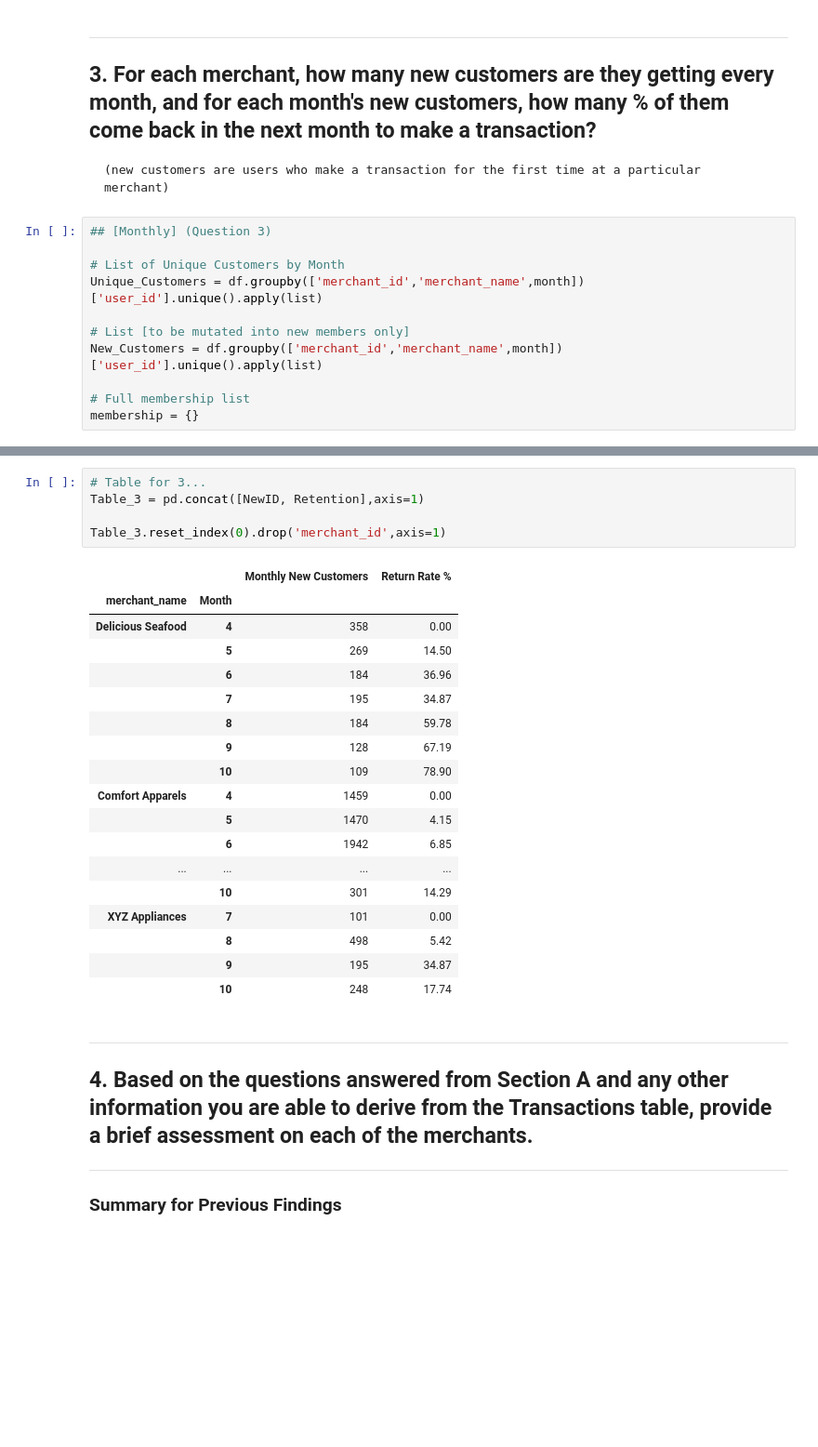
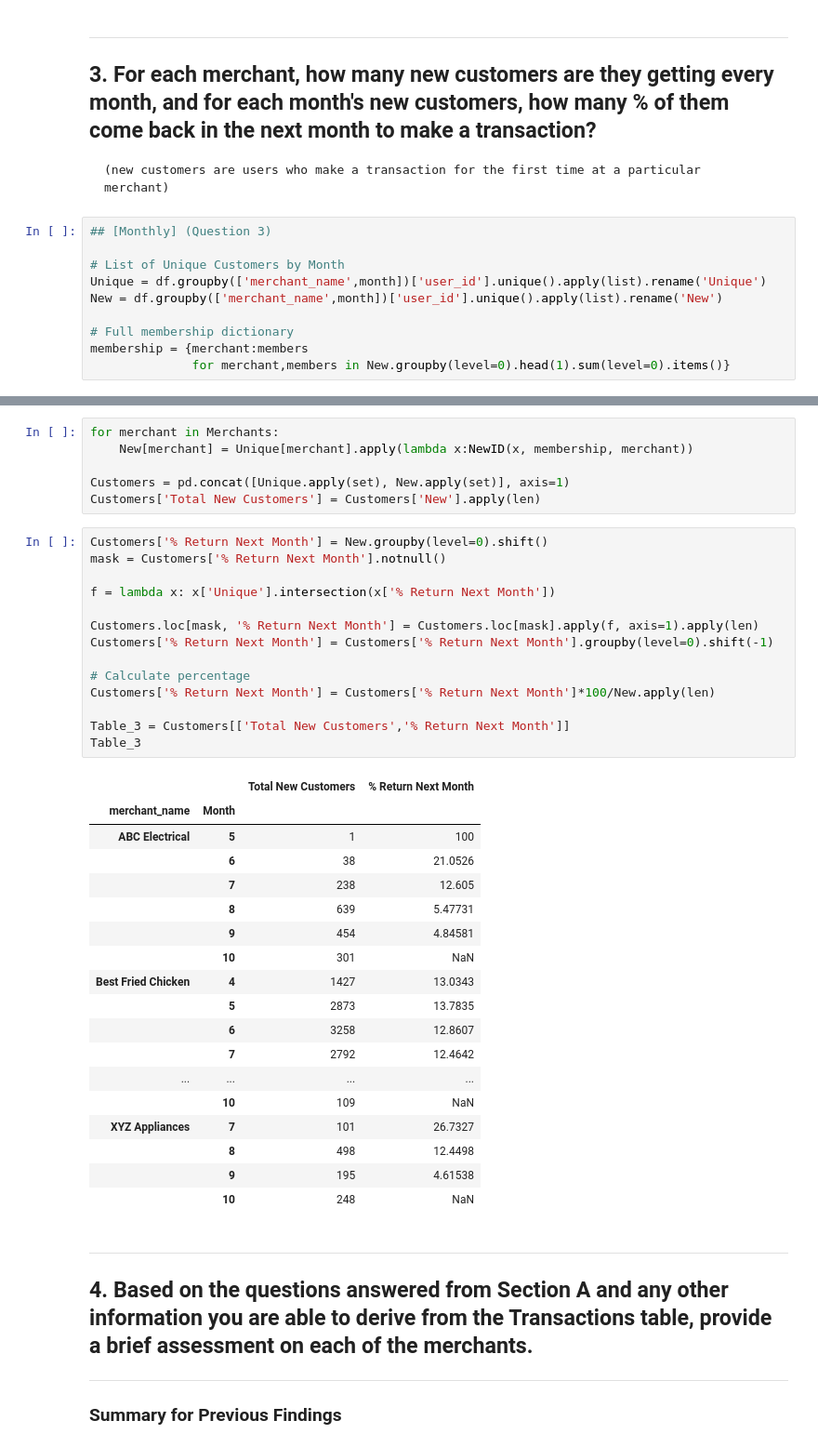
Before and after one commit to GetCurious/expert-train, a Jupyter notebook: PersonalStuff/FaveBI - Asignment/NatonChin - FBI Section A (Transaction).ipynb, the cells around one changed output, grey strips where cells are left out. Shown at 93% size. Drawn from its saved outputs; the diff is of its cells as text; blank space fills up the shorter version.

```diff
--- a/PersonalStuff/FaveBI - Asignment/NatonChin - FBI Section A (Transaction).ipynb
+++ b/PersonalStuff/FaveBI - Asignment/NatonChin - FBI Section A (Transaction).ipynb
@@ -126,11 +129,10 @@ Table_2
 ## [Monthly] (Question 3)
 
 # List of Unique Customers by Month
-Unique_Customers = df.groupby(['merchant_id','merchant_name',month])['user_id'].unique().apply(list)
+Unique = df.groupby(['merchant_name',month])['user_id'].unique().apply(list).rename('Unique')
+New = df.groupby(['merchant_name',month])['user_id'].unique().apply(list).rename('New')
 
-# List [to be mutated into new members only]
-New_Customers = df.groupby(['merchant_id','merchant_name',month])['user_id'].unique().apply(list)
-
-# Full membership list
-membership = {}
+# Full membership dictionary
+membership = {merchant:members
+              for merchant,members in New.groupby(level=0).head(1).sum(level=0).items()}
 # %%
@@ -161,27 +149,42 @@ Retention = Retention.apply(lambda x: round(x*100,2)).rename('Return Rate %')
-# %%
-# Table for 3...
-Table_3 = pd.concat([NewID, Retention],axis=1)
-
-Table_3.reset_index(0).drop('merchant_id',axis=1)
-# %% [output]
-|  |  | Monthly New Customers | Return Rate % |
-| merchant_name | Month |  |  |
-| Delicious Seafood | 4 | 358 | 0.00 |
-|  | 5 | 269 | 14.50 |
-|  | 6 | 184 | 36.96 |
-|  | 7 | 195 | 34.87 |
-|  | 8 | 184 | 59.78 |
-|  | 9 | 128 | 67.19 |
-|  | 10 | 109 | 78.90 |
-| Comfort Apparels | 4 | 1459 | 0.00 |
-|  | 5 | 1470 | 4.15 |
-|  | 6 | 1942 | 6.85 |
-| ... | ... | ... | ... |
-|  | 10 | 301 | 14.29 |
-| XYZ Appliances | 7 | 101 | 0.00 |
-|  | 8 | 498 | 5.42 |
-|  | 9 | 195 | 34.87 |
-|  | 10 | 248 | 17.74 |
+# %%
+for merchant in Merchants:
+    New[merchant] = Unique[merchant].apply(lambda x:NewID(x, membership, merchant))
+
+Customers = pd.concat([Unique.apply(set), New.apply(set)], axis=1)
+Customers['Total New Customers'] = Customers['New'].apply(len)
+# %%
+Customers['% Return Next Month'] = New.groupby(level=0).shift()
+mask = Customers['% Return Next Month'].notnull()
+
+f = lambda x: x['Unique'].intersection(x['% Return Next Month'])
+
+Customers.loc[mask, '% Return Next Month'] = Customers.loc[mask].apply(f, axis=1).apply(len)
+Customers['% Return Next Month'] = Customers['% Return Next Month'].groupby(level=0).shift(-1)
+
+# Calculate percentage
+Customers['% Return Next Month'] = Customers['% Return Next Month']*100/New.apply(len)
+
+Table_3 = Customers[['Total New Customers','% Return Next Month']]
+Table_3
+# %% [output]
+|  |  | Total New Customers | % Return Next Month |
+| merchant_name | Month |  |  |
+| ABC Electrical | 5 | 1 | 100 |
+|  | 6 | 38 | 21.0526 |
+|  | 7 | 238 | 12.605 |
+|  | 8 | 639 | 5.47731 |
+|  | 9 | 454 | 4.84581 |
+|  | 10 | 301 | NaN |
+| Best Fried Chicken | 4 | 1427 | 13.0343 |
+|  | 5 | 2873 | 13.7835 |
+|  | 6 | 3258 | 12.8607 |
+|  | 7 | 2792 | 12.4642 |
+| ... | ... | ... | ... |
+|  | 10 | 109 | NaN |
+| XYZ Appliances | 7 | 101 | 26.7327 |
+|  | 8 | 498 | 12.4498 |
+|  | 9 | 195 | 4.61538 |
+|  | 10 | 248 | NaN |
 # %% [markdown]
 ---
 ## 4. Based on the questions answered from Section A and any other information you are able to derive from the Transactions table, provide a brief assessment on each of the merchants.
```
Also changed, not shown: parts of 12 cells of this notebook.
